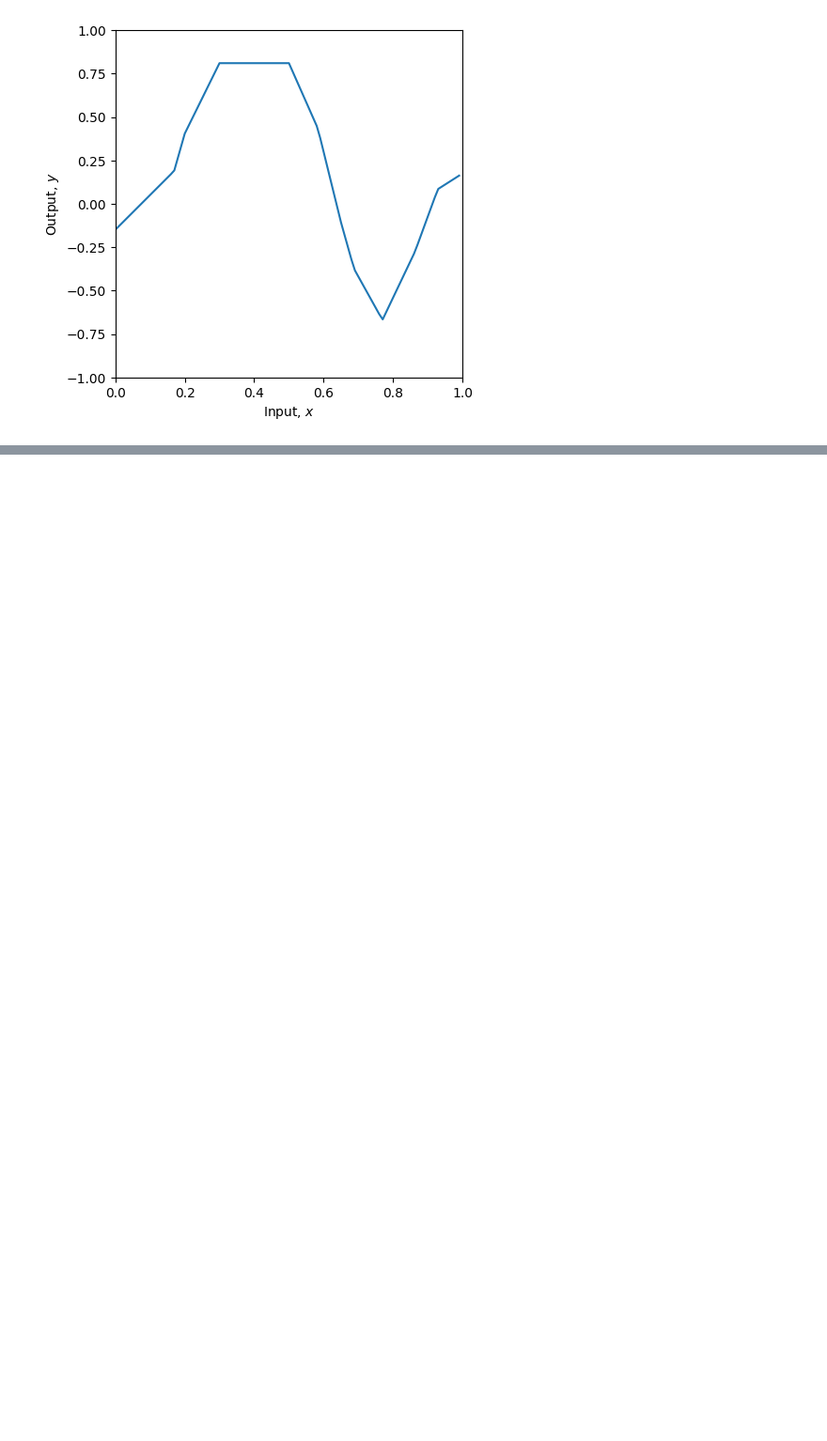
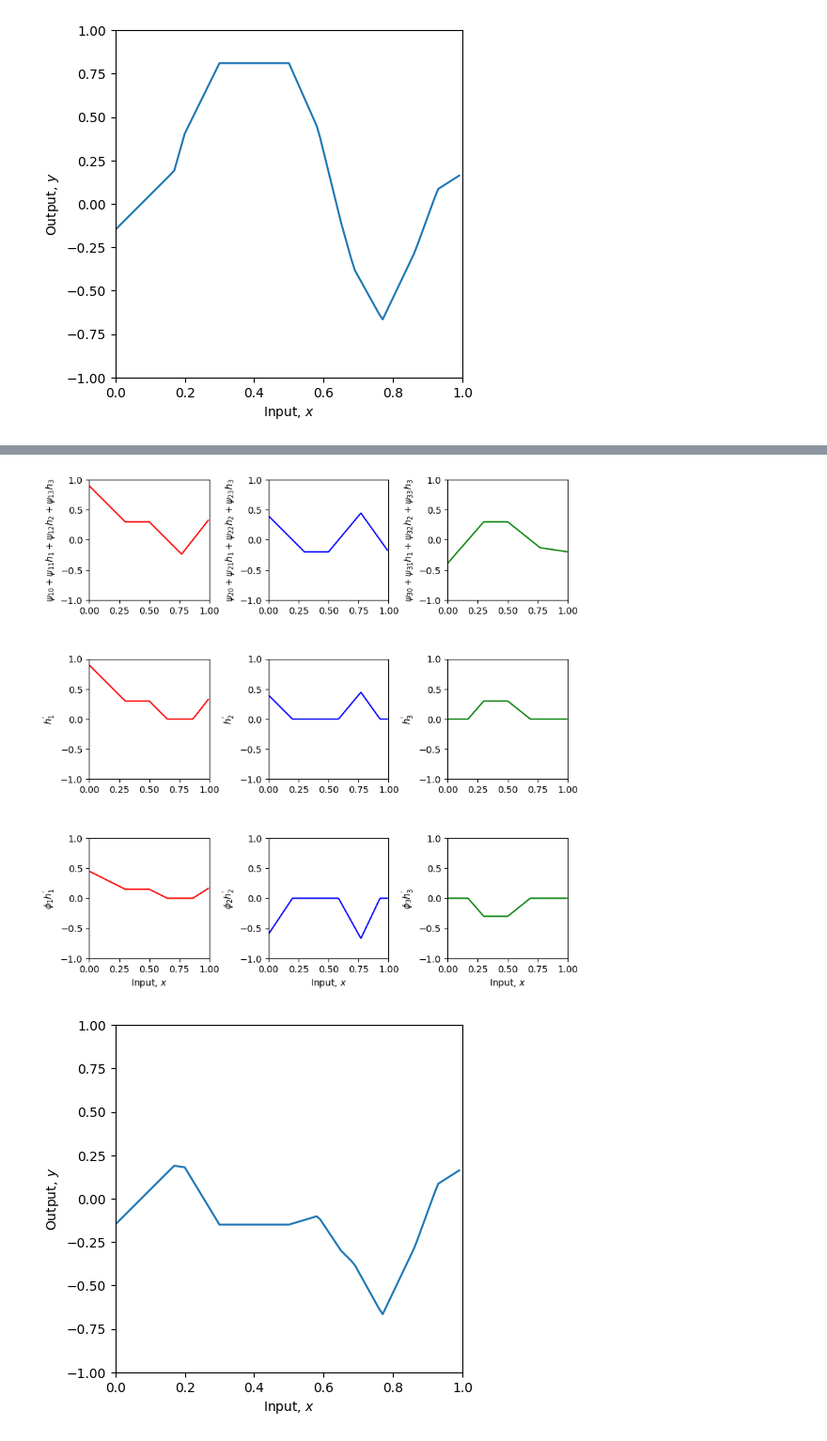
Before and after one commit to bermudez05/Understanding-DL---MPAM, a Jupyter notebook: Solution_Notebooks_understandingDL/Notebooks_chap_4/4_2_Clipping_functions.ipynb, the cells around one changed output, grey strips where cells are left out. Shown: that part at 94% size. Drawn from its saved outputs; the diff is of its cells as text; code cells hidden in the pictures; blank space fills up the shorter version.

```diff
--- a/Solution_Notebooks_understandingDL/Notebooks_chap_4/4_2_Clipping_functions.ipynb
+++ b/Solution_Notebooks_understandingDL/Notebooks_chap_4/4_2_Clipping_functions.ipynb
@@ -125,2 +137,29 @@ To do:  To test your understanding of this, consider:
 
 You can rerun the code to see if you were correct.
+# %%
+# Test code
+
+theta = np.zeros([4,2])
+psi = np.zeros([4,4])
+phi = np.zeros([4,1])
+
+theta[1,0] =  0.3 ; theta[1,1] = -1.0
+theta[2,0]= -1.0  ; theta[2,1] = 2.0
+theta[3,0] = -0.5  ; theta[3,1] = 0.65
+psi[1,0] = 0.3;  psi[1,1] = 2.0; psi[1,2] = -1.0; psi[1,3]=7.0
+psi[2,0] = -0.2;  psi[2,1] = 2.0; psi[2,2] = 1.2; psi[2,3]=-8.0
+psi[3,0] = 0.3;  psi[3,1] = -2.3; psi[3,2] = -0.8; psi[3,3]=2.0
+phi[0] = 0.0; phi[1] = 0.5; phi[2] = -1.5; phi [3] = -1
+
+# Define a range of input values
+x = np.arange(0,1,0.01)
+
+# Run the neural network
+y, layer2_pre_1, layer2_pre_2, layer2_pre_3, h1_prime, h2_prime, h3_prime, phi1_h1_prime, phi2_h2_prime, phi3_h3_prime \
+    = shallow_1_1_3_3(x, ReLU, phi, psi, theta)
+
+# And then plot it
+plot_neural_two_layers(x, y, layer2_pre_1, layer2_pre_2, layer2_pre_3, h1_prime, h2_prime, h3_prime, phi1_h1_prime, phi2_h2_prime, phi3_h3_prime)
+# %% [output]
+[figure, added]
+[figure, added]
```
Also changed, not shown: parts of 2 cells of this notebook, 1 other file.
